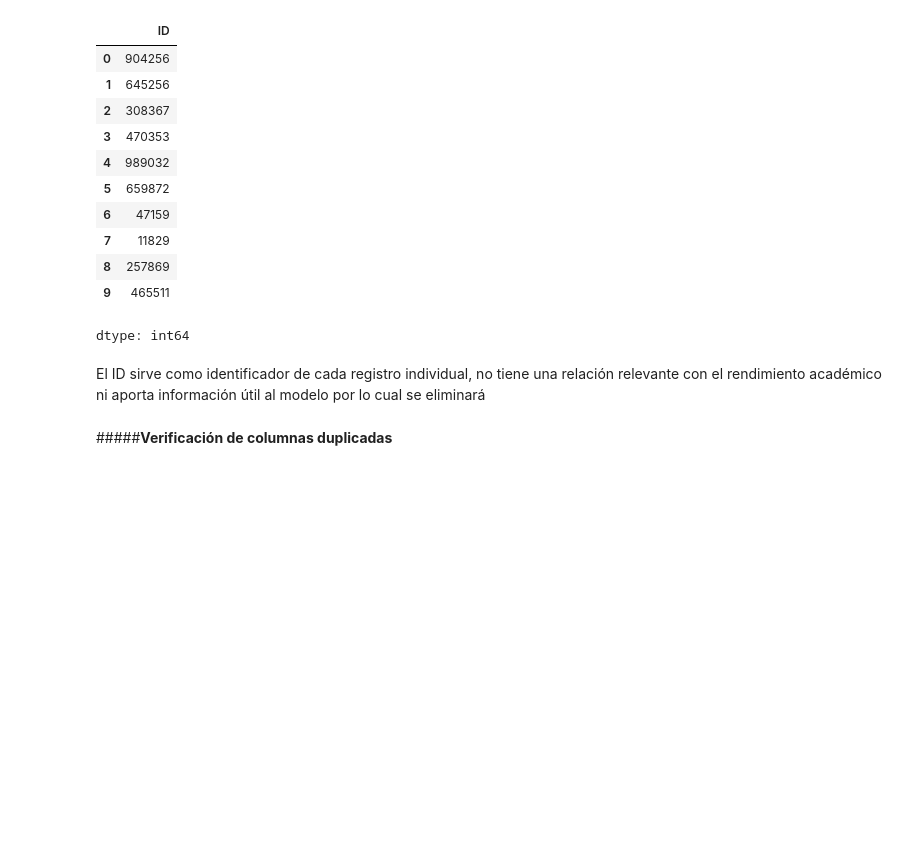
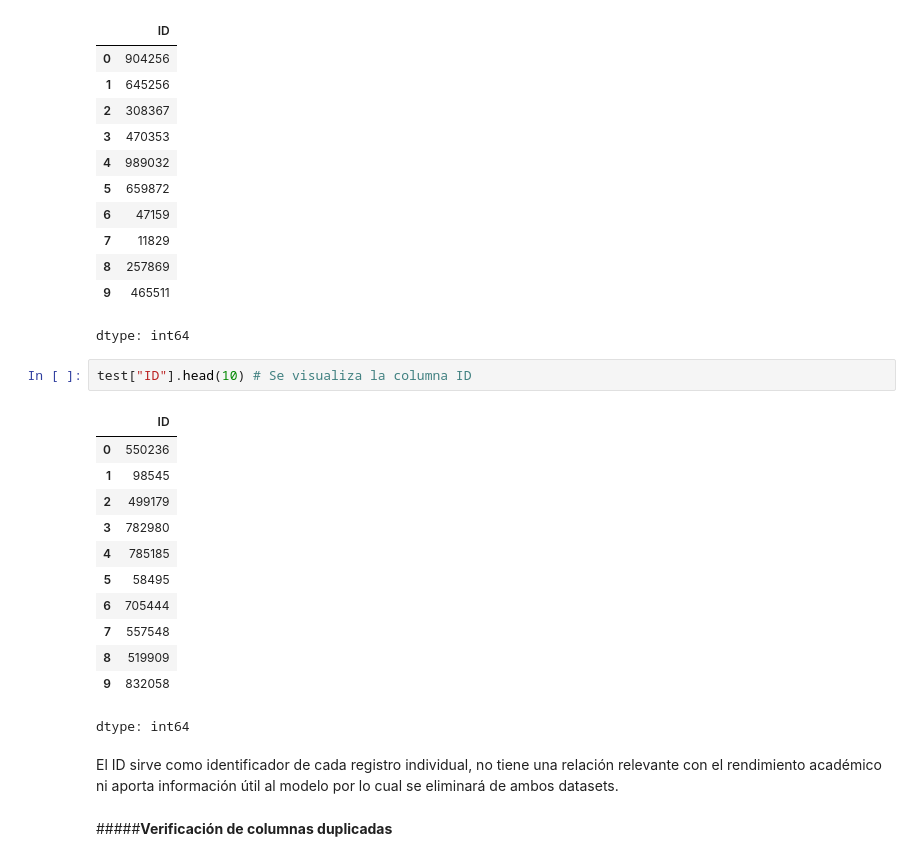
Before and after one commit to MiguelAngel1l/UDEA-ai4eng-20252, a Jupyter notebook: 02 - preprocesado.ipynb, the cells around one changed output. Drawn from its saved outputs; the diff is of its cells as text; blank space fills up the shorter version.

```diff
--- a/02 - preprocesado.ipynb
+++ b/02 - preprocesado.ipynb
@@ -93,8 +121,23 @@ train["ID"].head(10) # Se visualiza la columna ID
 | 8 | 257869 |
 | 9 | 465511 |
 dtype: int64
+# %%
+test["ID"].head(10) # Se visualiza la columna ID
+# %% [output]
+|  | ID |
+| 0 | 550236 |
+| 1 | 98545 |
+| 2 | 499179 |
+| 3 | 782980 |
+| 4 | 785185 |
+| 5 | 58495 |
+| 6 | 705444 |
+| 7 | 557548 |
+| 8 | 519909 |
+| 9 | 832058 |
+dtype: int64
 # %% [markdown]
- El ID sirve como identificador de cada registro individual, no tiene una relación relevante con el rendimiento académico ni aporta información útil al modelo por lo cual se eliminará
+ El ID sirve como identificador de cada registro individual, no tiene una relación relevante con el rendimiento académico ni aporta información útil al modelo por lo cual se eliminará de ambos datasets.
 # %% [markdown]
 #####**Verificación de columnas duplicadas**
 # %%
```
Also changed, not shown: parts of 28 cells of this notebook.
